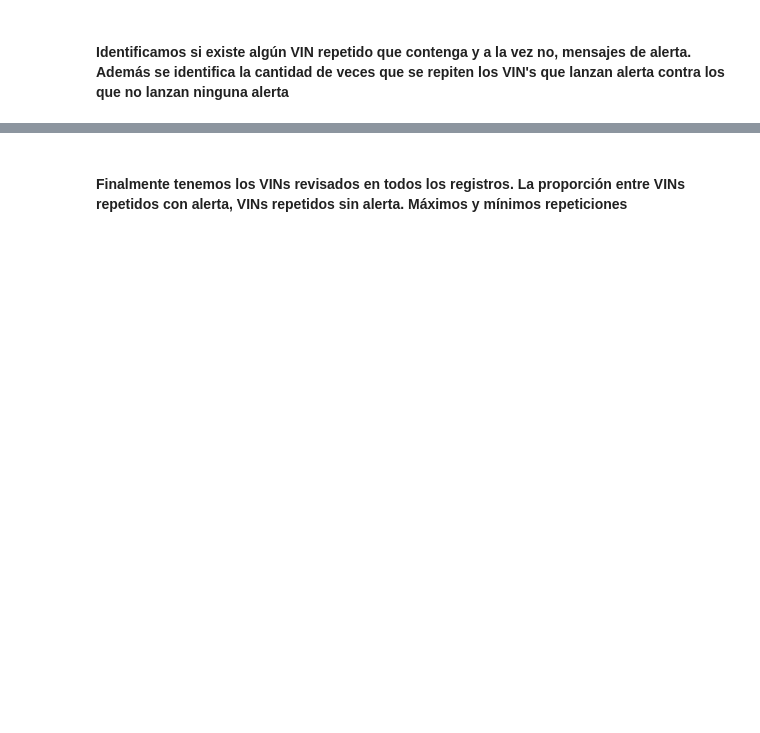
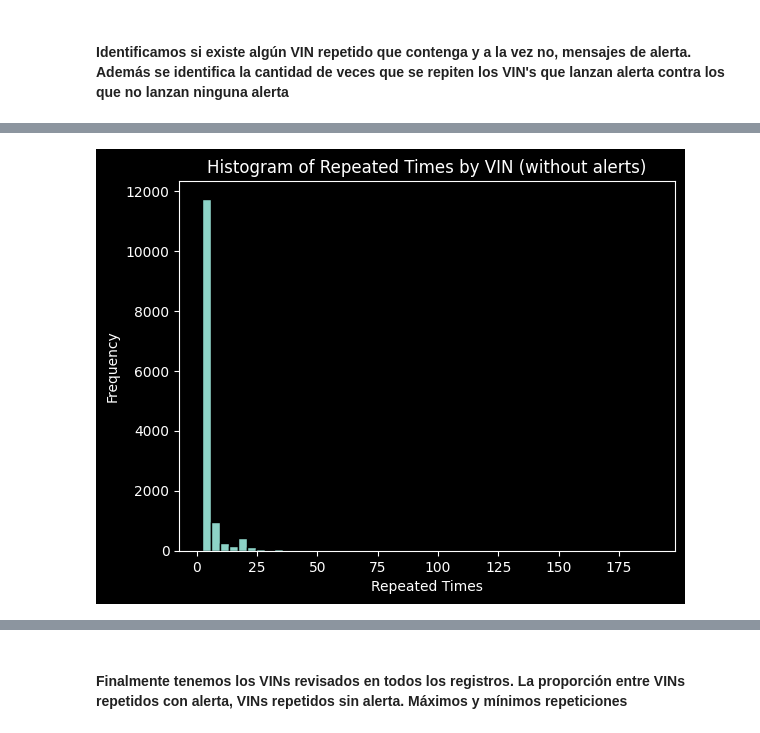
Before and after one commit to BranCF/microservices_consults, a Jupyter notebook: script1.ipynb, the cells around one changed output, grey strips where cells are left out. Cells and saved outputs as stored; diff of their text form; code cells hidden in the pictures; blank space fills up the shorter version.

```diff
--- a/script1.ipynb
+++ b/script1.ipynb
@@ -223,34 +351,31 @@ def getIncorrectRepeatedVinInformation(df)->dict:
     Returns:
       ... (dict): A dictionary which contains a status message, a list of good and bad VINs withits appeareance count, and the total count of good and bad VINS
     '''
-    repeatedRows = len(getRepeatedValuesInAColumn(df, 'VIN').values.tolist())
     vinValues = getRepeatedValuesInAColumn(df, 'VIN').unique().tolist()
-    repeatedVins = len(vinValues)
     repeatedValues = searchValuesInADataframe(df, vinValues, 'VIN', 'alertas')
     goodVins = 0
     badVins = 0
     goodVinsList = []
     badVinsList = []
+    messages = []
     for repeatedVin in list(repeatedValues.keys()):
         differentValuesByVin = list(set(repeatedValues[repeatedVin]))
         for differentValue in differentValuesByVin:
             if differentValue == '[]':
                 goodVins += 1
                 if len(differentValuesByVin)>1:
-                    return {'message': ''.join(['Alerta con vin: ',repeatedVin, ' , tiene y no tiene alertas.']),
-                           'goodVinsList': [],
-                           'badVinsList': [],
-                           'goodVins':0,
-                           'badVins': 0}
+                    messages.append(''.join(['Alerta con vin: ',repeatedVin, ' , tiene y no tiene alertas.']))
                 else:
                     goodVinsList.append([repeatedVin, len(repeatedValues[repeatedVin])])
             else:
                 badVins += 1
                 badVinsList.append([repeatedVin, len(repeatedValues[repeatedVin])])
 
-
-    return {'message': ''.join(['VINs repetidos que no lanzan alerta: ', str(goodVins), '\nVINs repetidos que sí lanzan alerta: ', str(badVins)]),
+    messages.append(''.join(['VINs repetidos que no lanzan alerta: ', str(goodVins), '\nVINs repetidos que sí lanzan alerta: ', str(badVins)]))
+    return {'message': messages,
            'goodVinsList': goodVinsList,
            'badVinsList': badVinsList,
            'goodVins':goodVins,
            'badVins': badVins}
+# %%
+incorrectInformation = getIncorrectRepeatedVinInformation(df)
@@ -257,5 +402,5 @@ def getIncorrectRepeatedVinInformation(df)->dict:
 # %%
-def diagnoseVins(df):
+def diagnoseVins(df, incorrectInformation):
     '''
     Converts the lists of  getIncorrectRepeatedVinInformation() function in dataframes
     Args:
@@ -263,10 +408,12 @@ def diagnoseVins(df):
     Returns:
       ... (dict): A dictionary which contains the good and bad VINs dataframes and the good and bad repeated Records of the VINs
     '''
-    goodVinsFrame = pd.DataFrame(getIncorrectRepeatedVinInformation(df)['goodVinsList'], columns = ['VIN', 'repeatedTimes'])
+    goodVinsFrame = pd.DataFrame(incorrectInformation['goodVinsList'], columns = ['VIN', 'repeatedTimes'])
     goodRepeatedRecords = goodVinsFrame.sum()['repeatedTimes']
-    badVinsFrame = pd.DataFrame(getIncorrectRepeatedVinInformation(df)['badVinsList'], columns = ['VIN', 'repeatedTimes'])
+    badVinsFrame = pd.DataFrame(incorrectInformation['badVinsList'], columns = ['VIN', 'repeatedTimes'])
     badRepeatedRecords = badVinsFrame.sum()['repeatedTimes']
 
     return {'goodVinsFrame': goodVinsFrame, 'badVinsFrame': badVinsFrame, 'goodRepeatedRecords': goodRepeatedRecords, 'badRepeatedRecords': badRepeatedRecords}
+# %%
+diagnosedVins = diagnoseVins(df, incorrectInformation)
 # %%
@@ -274,7 +431,9 @@ diagnoseVins(df)['goodVinsFrame'].describe().style.apply(highlight_odd_rows)
 # %%
-plt.hist(diagnoseVins(df)['goodVinsFrame']['repeatedTimes'], bins = 50, edgecolor = 'black')
+plt.hist(diagnosedVins['goodVinsFrame']['repeatedTimes'], bins = 50, edgecolor = 'black')
 plt.xlabel('Repeated Times')
 plt.ylabel('Frequency')
 plt.title('Histogram of Repeated Times by VIN (without alerts)')
 plt.show()
+# %% [output]
+[figure, added]
 # %%
```
Also changed, not shown: parts of 37 cells of this notebook, 1 other file.
